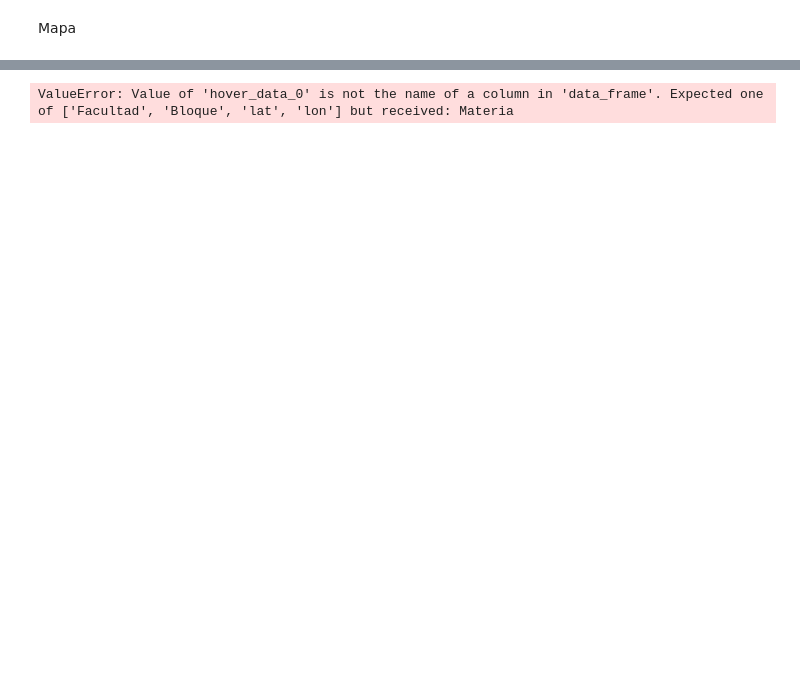
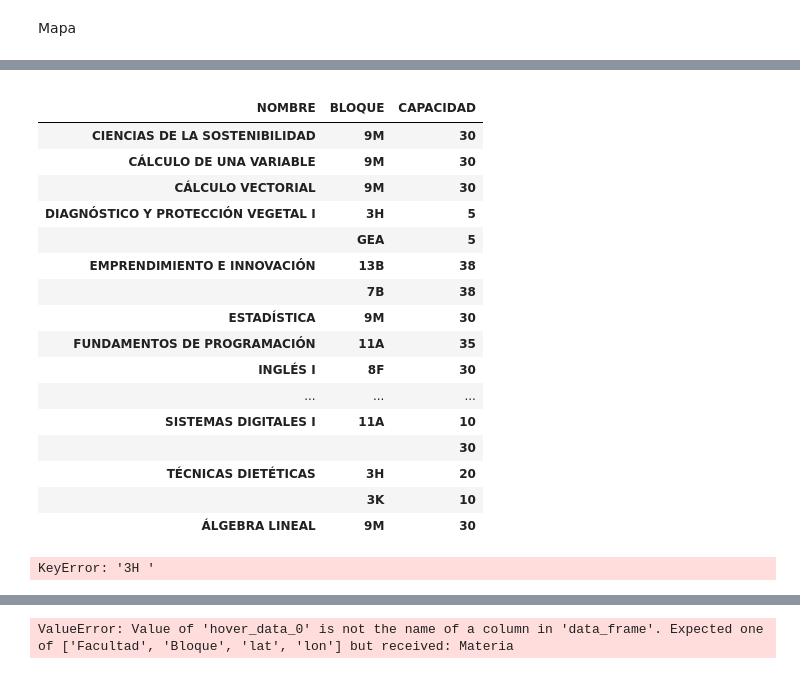
Before and after one commit to lromeror/Group_Slytheryn, a Jupyter notebook: EDA_ESPOL/EDA_ESPOL_PAE.ipynb, the cells around one changed output, grey strips where cells are left out. Drawn from its saved outputs; the diff is of its cells as text; code cells hidden in the pictures; blank space fills up the shorter version.

```diff
--- a/EDA_ESPOL/EDA_ESPOL_PAE.ipynb
+++ b/EDA_ESPOL/EDA_ESPOL_PAE.ipynb
@@ -884,0 +859,3 @@ espol_ubi
+# %%
+pd.set_option('display.max_columns', 500)
+#una materia
@@ -884,0 +868,22 @@ espol_ubi
+# %%
+espol_ubi = df_H_p[['NOMBRE','BLOQUE','CAPACIDAD']].groupby(['NOMBRE','BLOQUE','CAPACIDAD']).count()
+espol_ubi
+# %% [output]
+|  |  |  |
+| NOMBRE | BLOQUE | CAPACIDAD |
+| CIENCIAS DE LA SOSTENIBILIDAD | 9M | 30 |
+| CÁLCULO DE UNA VARIABLE | 9M | 30 |
+| CÁLCULO VECTORIAL | 9M | 30 |
+| DIAGNÓSTICO Y PROTECCIÓN VEGETAL I | 3H | 5 |
+|  | GEA | 5 |
+| EMPRENDIMIENTO E INNOVACIÓN | 13B | 38 |
+|  | 7B | 38 |
+| ESTADÍSTICA | 9M | 30 |
+| FUNDAMENTOS DE PROGRAMACIÓN | 11A | 35 |
+| INGLÉS I | 8F | 30 |
+| ... | ... | ... |
+| SISTEMAS DIGITALES I | 11A | 10 |
+|  |  | 30 |
+| TÉCNICAS DIETÉTICAS | 3H | 20 |
+|  | 3K | 10 |
+| ÁLGEBRA LINEAL | 9M | 30 |
@@ -884,0 +908,5 @@ espol_ubi
+# %%
+df_H_p['lat']=[(dic_ubi[bl][0])for bl in list(df_H_p['BLOQUE'])]
+df_H_p['lon']=[(dic_ubi[bl][1])for bl in list(df_H_p['BLOQUE'])]
+# %% [output]
+KeyError: '3H '
```
Also changed, not shown: parts of 18 cells of this notebook.
